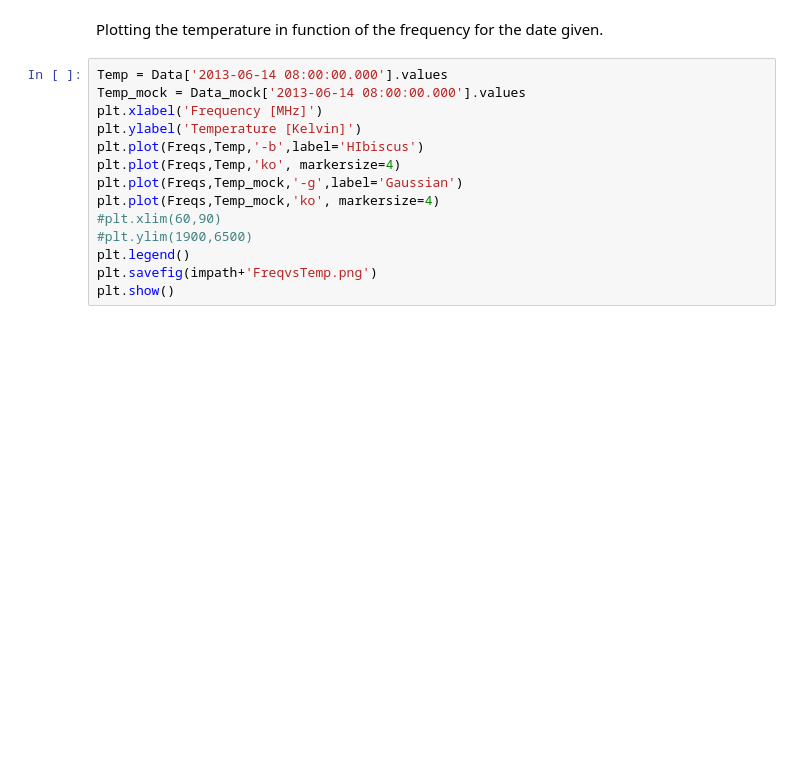
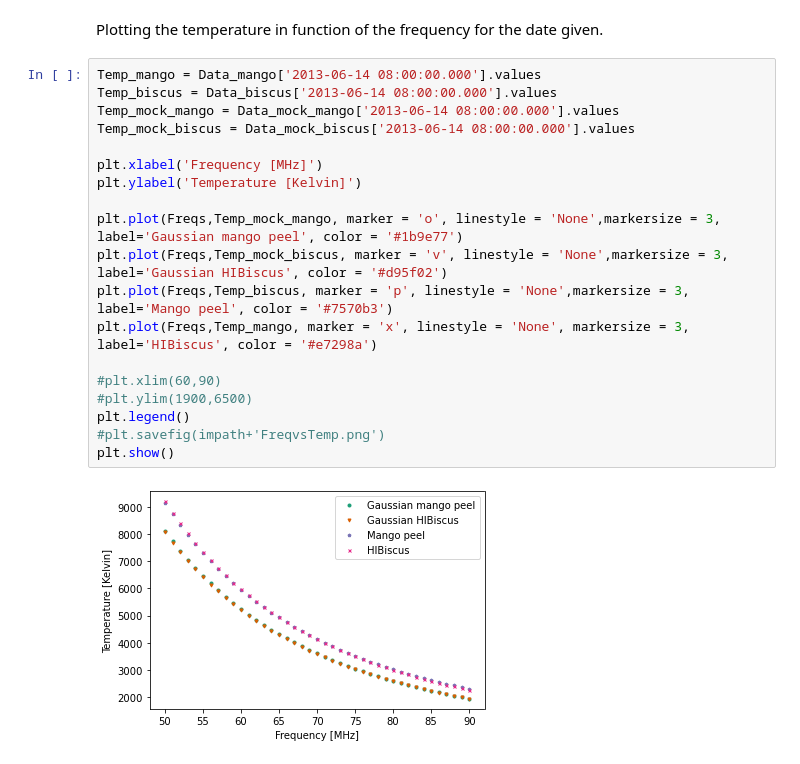
Before and after one commit to GabrielMissael/SciHi, a Jupyter notebook: simulation.ipynb, the cells around one changed output. Saved outputs shown, nothing was run; the diff lists cells and outputs as text; blank space fills up the shorter version.

```diff
--- a/simulation.ipynb
+++ b/simulation.ipynb
@@ -203,16 +263,23 @@ for f in Freqs:
 # %% [markdown]
 Plotting the temperature in function of the frequency for the date given.
 # %%
-Temp = Data['2013-06-14 08:00:00.000'].values
-Temp_mock = Data_mock['2013-06-14 08:00:00.000'].values
+Temp_mango = Data_mango['2013-06-14 08:00:00.000'].values
+Temp_biscus = Data_biscus['2013-06-14 08:00:00.000'].values
+Temp_mock_mango = Data_mock_mango['2013-06-14 08:00:00.000'].values
+Temp_mock_biscus = Data_mock_biscus['2013-06-14 08:00:00.000'].values
+
 plt.xlabel('Frequency [MHz]')
 plt.ylabel('Temperature [Kelvin]')
-plt.plot(Freqs,Temp,'-b',label='HIbiscus')
-plt.plot(Freqs,Temp,'ko', markersize=4)
-plt.plot(Freqs,Temp_mock,'-g',label='Gaussian')
-plt.plot(Freqs,Temp_mock,'ko', markersize=4)
+
+plt.plot(Freqs,Temp_mock_mango, marker = 'o', linestyle = 'None',markersize = 3, label='Gaussian mango peel', color = '#1b9e77')
+plt.plot(Freqs,Temp_mock_biscus, marker = 'v', linestyle = 'None',markersize = 3, label='Gaussian HIBiscus', color = '#d95f02')
+plt.plot(Freqs,Temp_biscus, marker = 'p', linestyle = 'None',markersize = 3, label='Mango peel', color = '#7570b3')
+plt.plot(Freqs,Temp_mango, marker = 'x', linestyle = 'None', markersize = 3, label='HIBiscus', color = '#e7298a')
+
 #plt.xlim(60,90)
 #plt.ylim(1900,6500)
 plt.legend()
-plt.savefig(impath+'FreqvsTemp.png')
+#plt.savefig(impath+'FreqvsTemp.png')
 plt.show()
+# %% [output]
+[figure, added]
```
Also changed, not shown: parts of 9 cells of this notebook.
